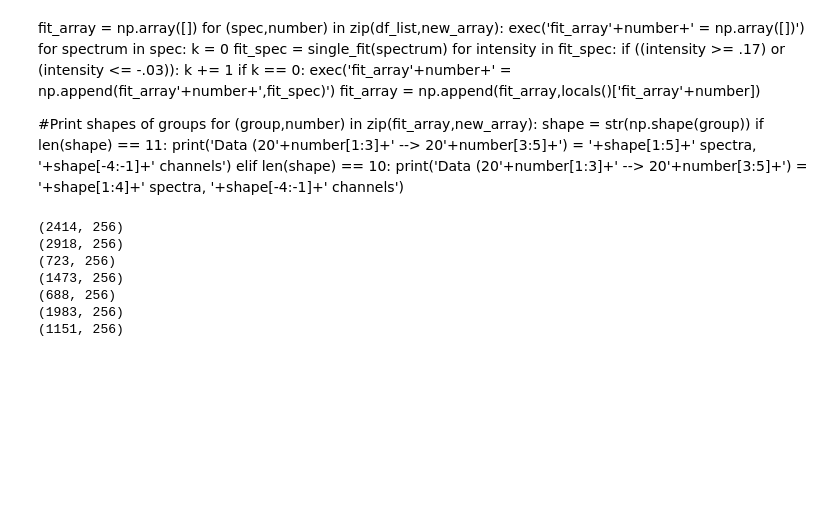
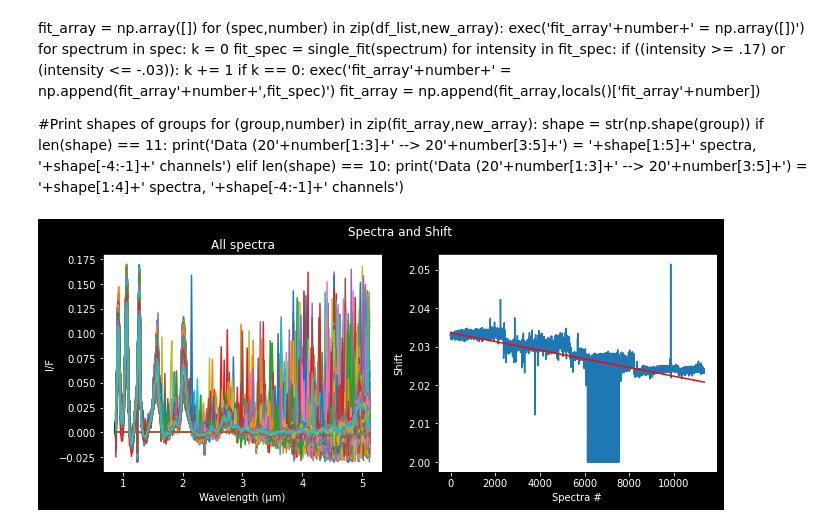
Before and after one commit to lucaslibshutz/spectralResearch, a Jupyter notebook: spectral_fitting_4.5.ipynb, the cells around one changed output. Cells and saved outputs as stored; diff of their text form; code cells hidden in the pictures; blank space fills up the shorter version.

```diff
--- a/spectral_fitting_4.5.ipynb
+++ b/spectral_fitting_4.5.ipynb
@@ -183,11 +179,21 @@ for group in groups_array:
-# %%
-for group in groups_array:
-    print(np.shape(group))
-# %% [output]
-(2414, 256)
-(2918, 256)
-(723, 256)
-(1473, 256)
-(688, 256)
-(1983, 256)
-(1151, 256)
+# %%
+%matplotlib inline
+fig,axs = plt.subplots(1,2,figsize=(11,4),facecolor='black')
+fig.suptitle('Spectra and Shift',color='white')
+for spectrum in total_array:
+    axs[0].plot(vims_wave,spectrum)
+axs[0].set_title('All spectra',color='white')
+axs[0].set_xlabel('Wavelength (µm)',color='white')
+axs[0].set_ylabel('I/F',color='white')
+axs[1].set_xlabel('Spectra #',color='white')
+axs[1].set_ylabel('Shift',color='white')
+x = np.linspace(0,length,length)
+p = np.polyval(np.polyfit(x,mean_list,1),x)
+axs[1].plot(x,mean_list)
+axs[1].plot(x,p,color='red')
+for ax in fig.get_axes():
+    ax.tick_params(axis='x',colors='white')
+    ax.tick_params(axis='y',colors='white')
+plt.show()
+# %% [output]
+[figure, added]
```
Also changed, not shown: parts of 2 cells of this notebook, 1 other file.
